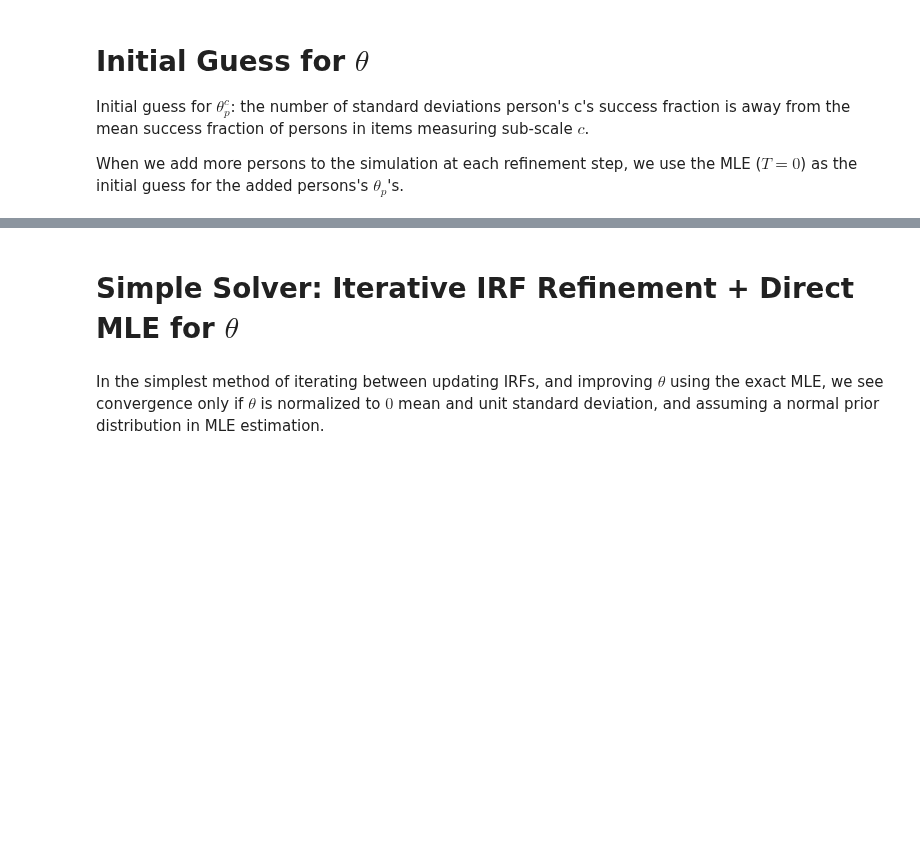
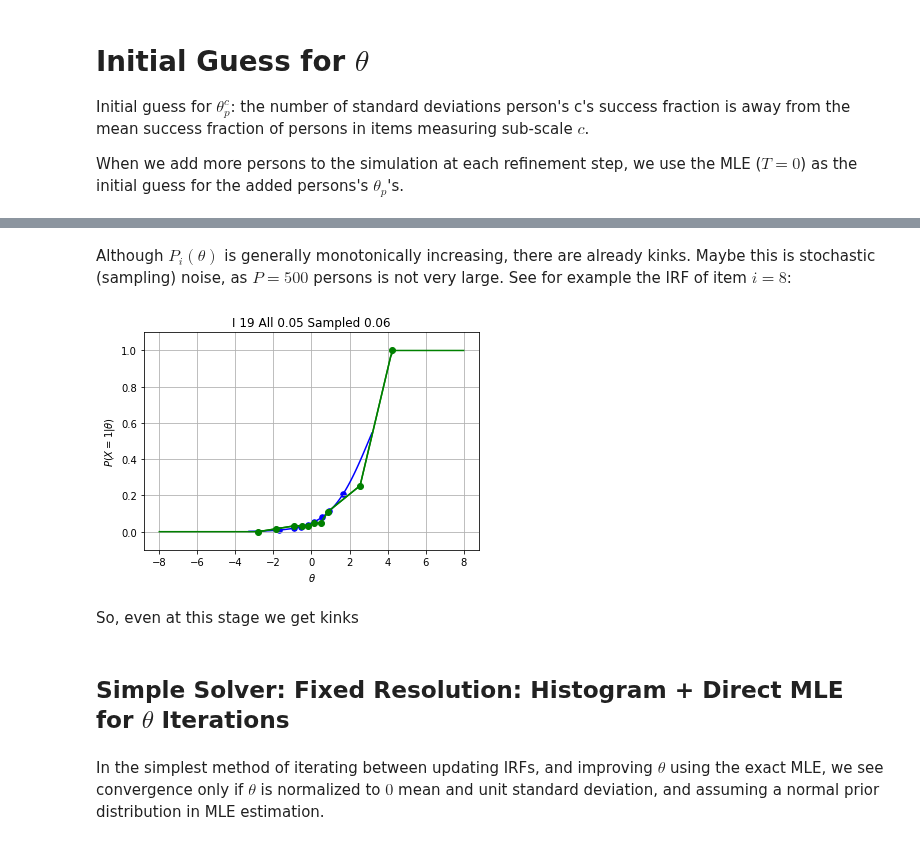
Before and after one commit to ETS-Next-Gen/irt-mcmc, a Jupyter notebook: notebooks/irt_solver_1d_mle.ipynb, the cells around one changed output, grey strips where cells are left out. Saved outputs shown, nothing was run; the diff lists cells and outputs as text; code cells hidden in the pictures; blank space fills up the shorter version.

Commit message:
Working on item clustering and distance metric.

```diff
--- a/notebooks/irt_solver_1d_mle.ipynb
+++ b/notebooks/irt_solver_1d_mle.ipynb
@@ -145,5 +164,18 @@ When we add more persons to the simulation at each refinement step, we use the M
+# %% [markdown]
+Although $P_i(\theta)$ is generally monotonically increasing, there are already kinks. Maybe this is stochastic (sampling) noise, as $P=500$ persons is not very large. See for example the IRF of item $i = 8$:
+# %%
+fig, ax = plt.subplots(1, 1)
+nirt.simulate.plot_irf.plot_model_irf(ax, grid[c[i]], model_irf[i], num_bins, color="blue", label="Original")
+irf_all[i].plot(ax, color="green", label="{} samples".format(theta.shape[0]))
+#irf[i].plot(ax, color="red", label="{} samples".format(sample_size))
+ax.set_title("I {} All {:.2f} Sampled {:.2f}".format(i, e_all[i], e[i]))
+ax.grid(True)
+# %% [output]
+[figure, added]
+# %% [markdown]
+So, even at this stage we get kinks
 # %% [markdown]
-# Simple Solver: Iterative IRF Refinement + Direct MLE for $\theta$
+## Simple Solver: Fixed Resolution: Histogram + Direct MLE for $\theta$ Iterations
 # %% [markdown]
 In the simplest method of iterating between updating IRFs, and improving $\theta$ using the exact MLE, we see convergence only if $\theta$ is normalized to $0$ mean and unit standard deviation, and assuming a normal prior distribution in MLE estimation.
 # %%
```
Also changed, not shown: parts of 32 cells of this notebook, 7 other files.
